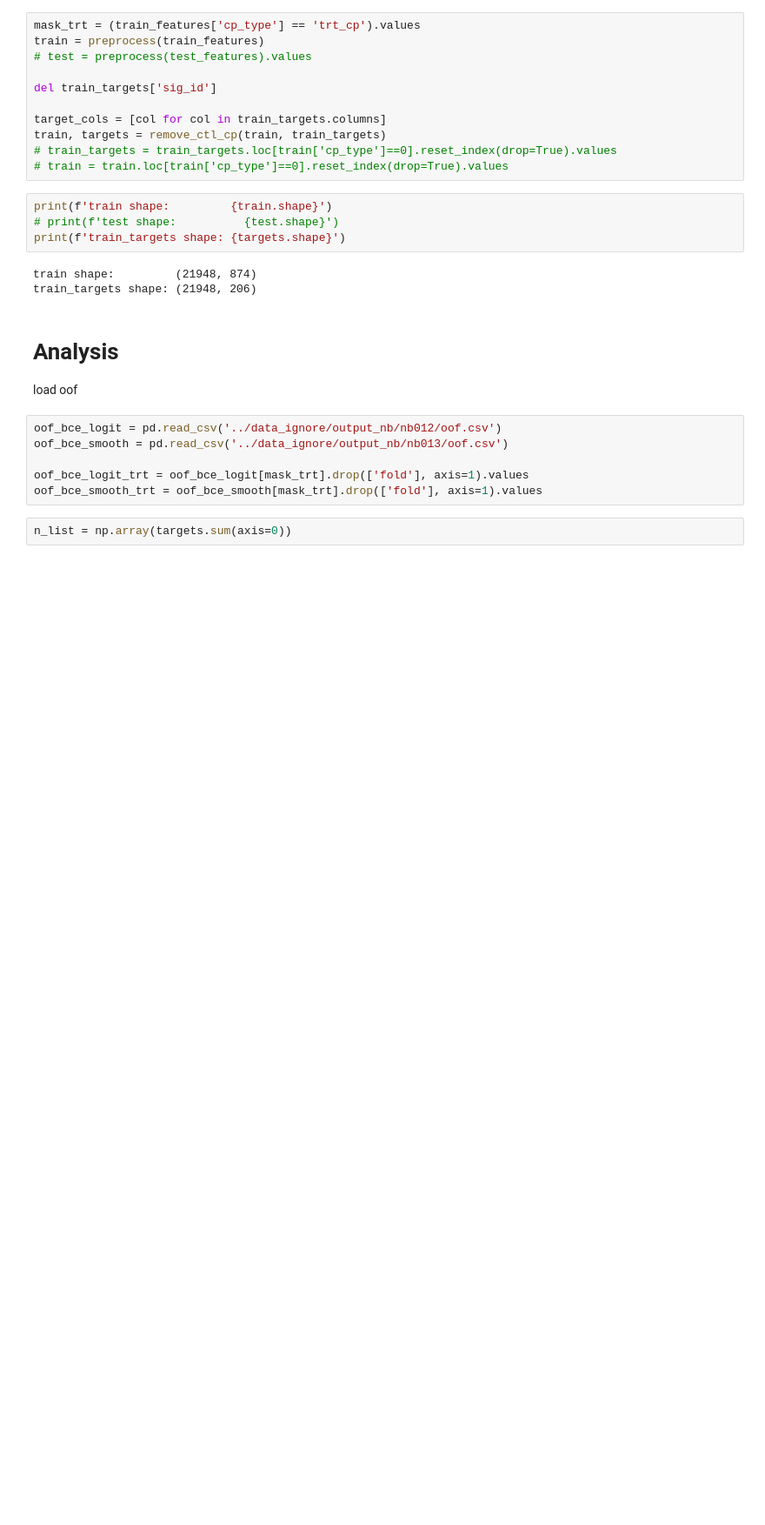
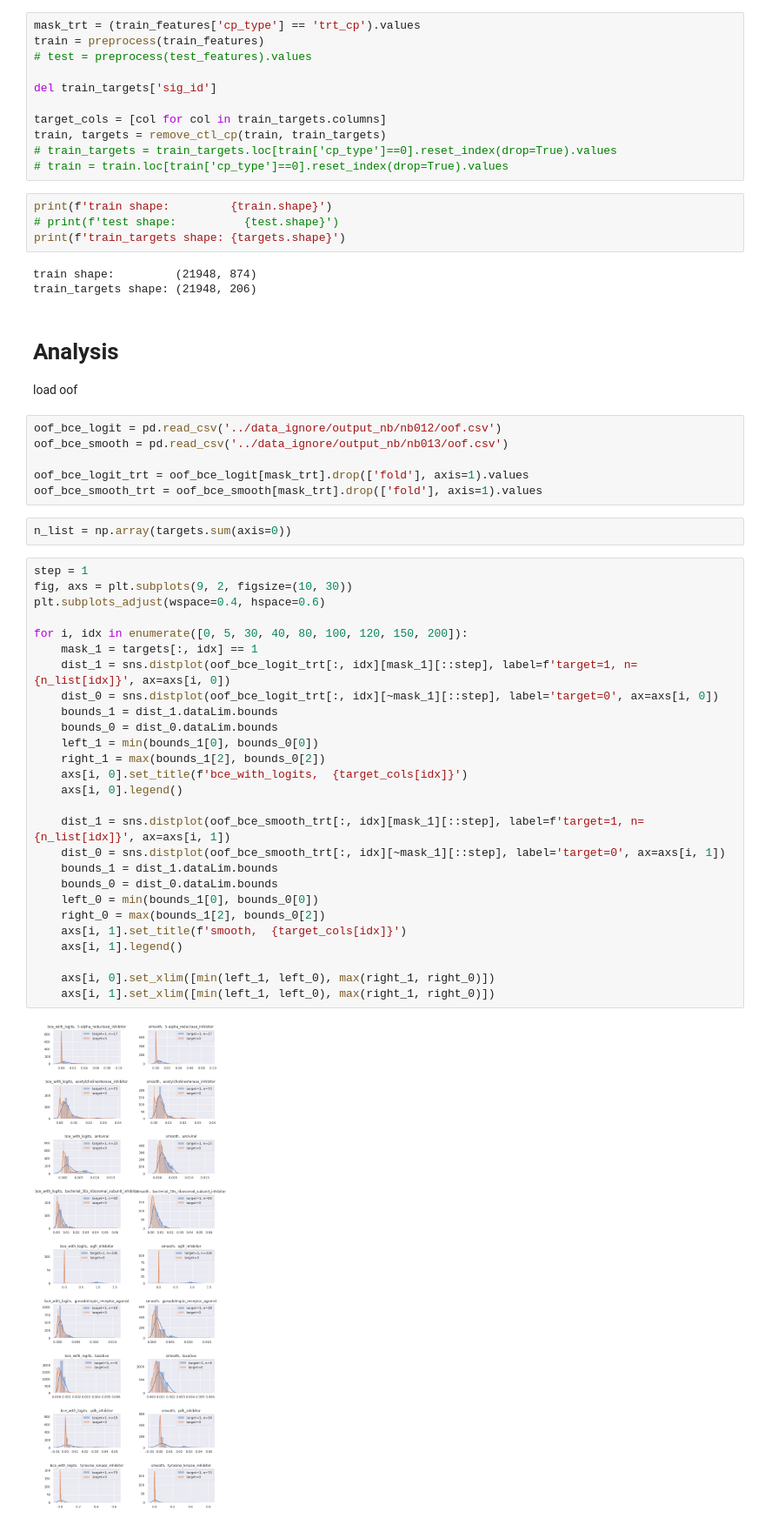
Before and after one commit to fkubota/kaggle-Mechanisms-of-Action-MoA-Prediction, a Jupyter notebook: nb/014_analysis_label_smoothing.ipynb, the cells around one changed output. Shown at 87% size. Drawn from its saved outputs; the diff is of its cells as text; blank space fills up the shorter version.

```diff
--- a/nb/014_analysis_label_smoothing.ipynb
+++ b/nb/014_analysis_label_smoothing.ipynb
@@ -448,3 +448,32 @@ oof_bce_logit_trt = oof_bce_logit[mask_trt].drop(['fold'], axis=1).values
 oof_bce_smooth_trt = oof_bce_smooth[mask_trt].drop(['fold'], axis=1).values
 # %%
 n_list = np.array(targets.sum(axis=0))
+# %%
+step = 1
+fig, axs = plt.subplots(9, 2, figsize=(10, 30))
+plt.subplots_adjust(wspace=0.4, hspace=0.6)
+
+for i, idx in enumerate([0, 5, 30, 40, 80, 100, 120, 150, 200]):
+    mask_1 = targets[:, idx] == 1
+    dist_1 = sns.distplot(oof_bce_logit_trt[:, idx][mask_1][::step], label=f'target=1, n={n_list[idx]}', ax=axs[i, 0])
+    dist_0 = sns.distplot(oof_bce_logit_trt[:, idx][~mask_1][::step], label='target=0', ax=axs[i, 0])
+    bounds_1 = dist_1.dataLim.bounds
+    bounds_0 = dist_0.dataLim.bounds
+    left_1 = min(bounds_1[0], bounds_0[0])
+    right_1 = max(bounds_1[2], bounds_0[2])
+    axs[i, 0].set_title(f'bce_with_logits,  {target_cols[idx]}')
+    axs[i, 0].legend()
+
+    dist_1 = sns.distplot(oof_bce_smooth_trt[:, idx][mask_1][::step], label=f'target=1, n={n_list[idx]}', ax=axs[i, 1])
+    dist_0 = sns.distplot(oof_bce_smooth_trt[:, idx][~mask_1][::step], label='target=0', ax=axs[i, 1])
+    bounds_1 = dist_1.dataLim.bounds
+    bounds_0 = dist_0.dataLim.bounds
+    left_0 = min(bounds_1[0], bounds_0[0])
+    right_0 = max(bounds_1[2], bounds_0[2])
+    axs[i, 1].set_title(f'smooth,  {target_cols[idx]}')
+    axs[i, 1].legend()
+
+    axs[i, 0].set_xlim([min(left_1, left_0), max(right_1, right_0)])
+    axs[i, 1].set_xlim([min(left_1, left_0), max(right_1, right_0)])
+# %% [output]
+[figure, added]
```
Also changed, not shown: parts of 5 cells of this notebook, 1 other file.
